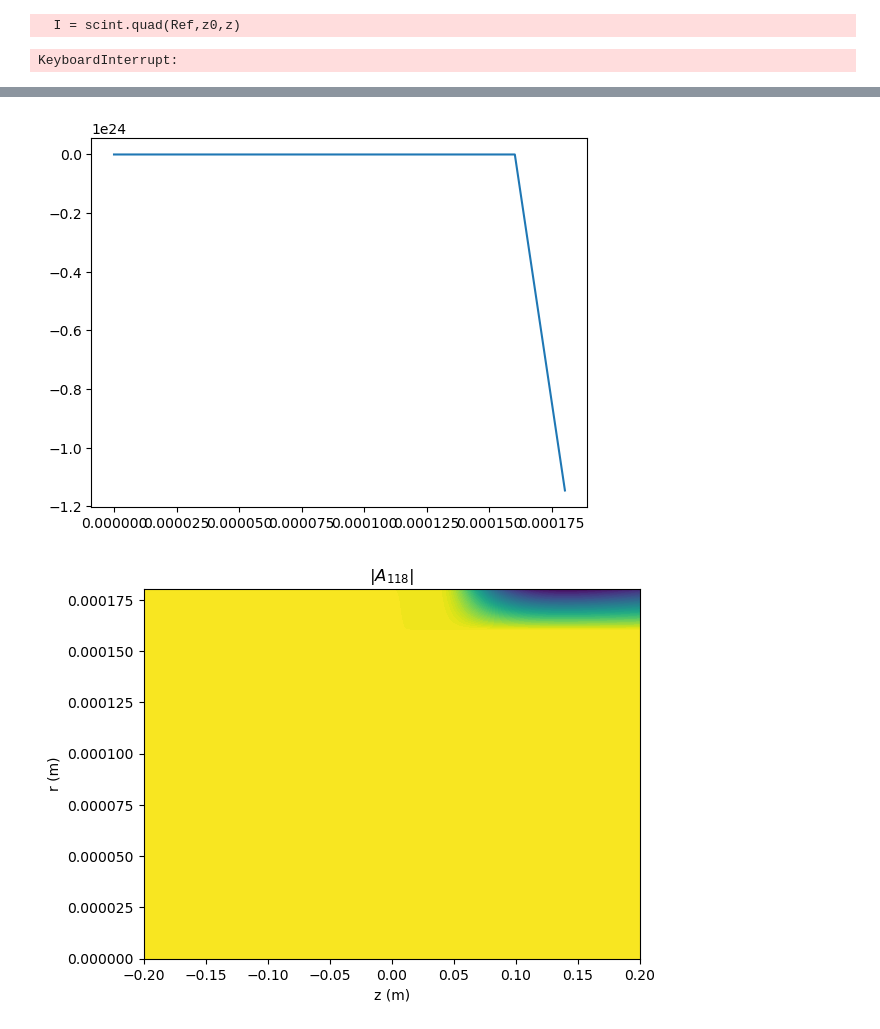
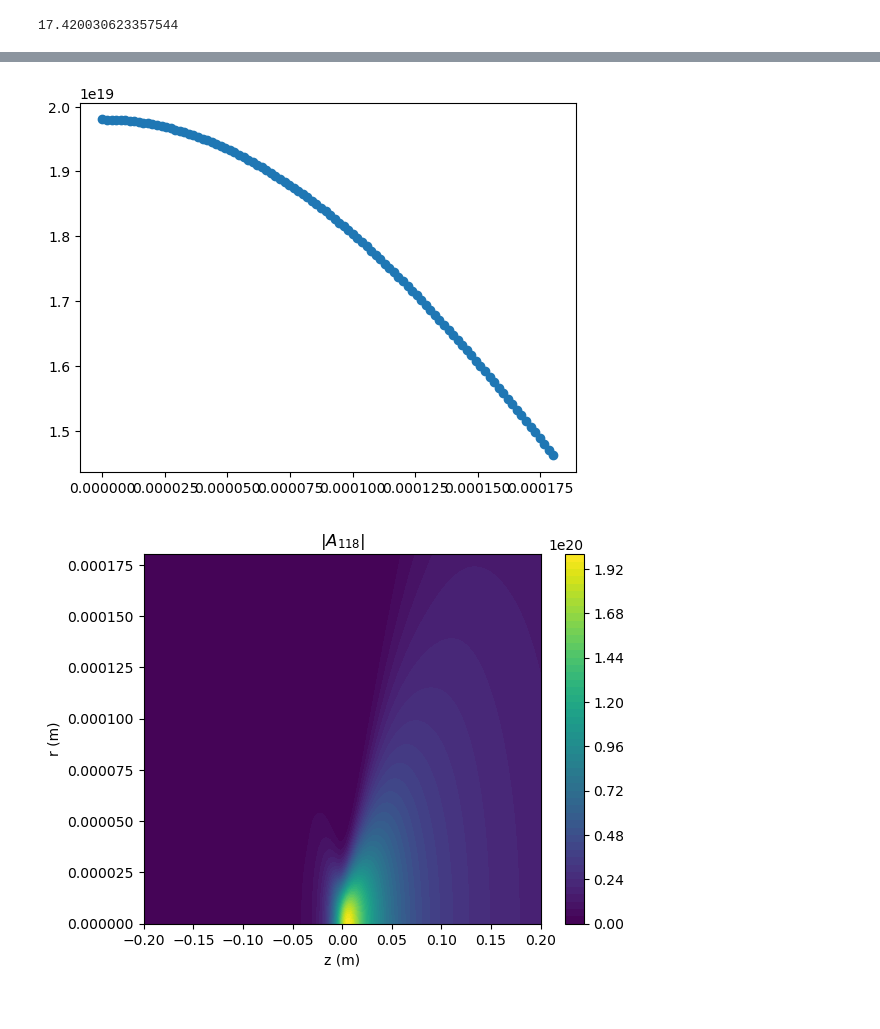
Before and after one commit to OliverQuinonez/118-Project, a Jupyter notebook: rProblem.ipynb, the cells around one changed output, grey strips where cells are left out. Cells and saved outputs as stored; diff of their text form; code cells hidden in the pictures.

```diff
--- a/rProblem.ipynb
+++ b/rProblem.ipynb
@@ -35,15 +35,19 @@ zrange = (zstart, zstop)
 z = np.array(np.linspace(zstart, zstop, 1000,dtype = np.longdouble))
 
 rstop = 5*omega0
-r = np.linspace(0,rstop,10,dtype = np.longdouble)
+r = np.linspace(0,rstop,100,dtype = np.longdouble)
 
 sol = solve_diff_eq(dA118_dz_GBNA,params,zrange, initial_vals,z,r)
-# %% [output]
-  I = scint.quad(Ref,z0,z)
-KeyboardInterrupt:
+# %%
+beam_radius(zstop,params)/omega0
+# %% [output]
+17.420030623357544
 # %%
-plot1dBeamR(sol.beam_118.data,r,500)
-plot1dBeamR(sol.beam_118.data,r,950)
+plt.scatter(r,sol.beam_118.data[:,500])
+plt.show()
+plt.scatter(r,sol.beam_118.data[:,950])
+plt.show()
+
 
 Z,R = np.meshgrid(z,r)
 plt.contourf(Z,R,sol.beam_118.data,64)
@@ -53,5 +57,6 @@ plt.xlim(zstart,zstop)
 plt.xlabel('z (m)')
 plt.ylabel('r (m)')
 plt.title("$|A_{118}|$")
+plt.colorbar()
 plt.show()
 # %% [output]
@@ -59,2 +64,2 @@ plt.show()
-[figure, old version]
+[figure, new version]
-[figure, old version]
+[figure, new version]
```
Also changed, not shown: parts of 1 cell of this notebook, 1 other file.
